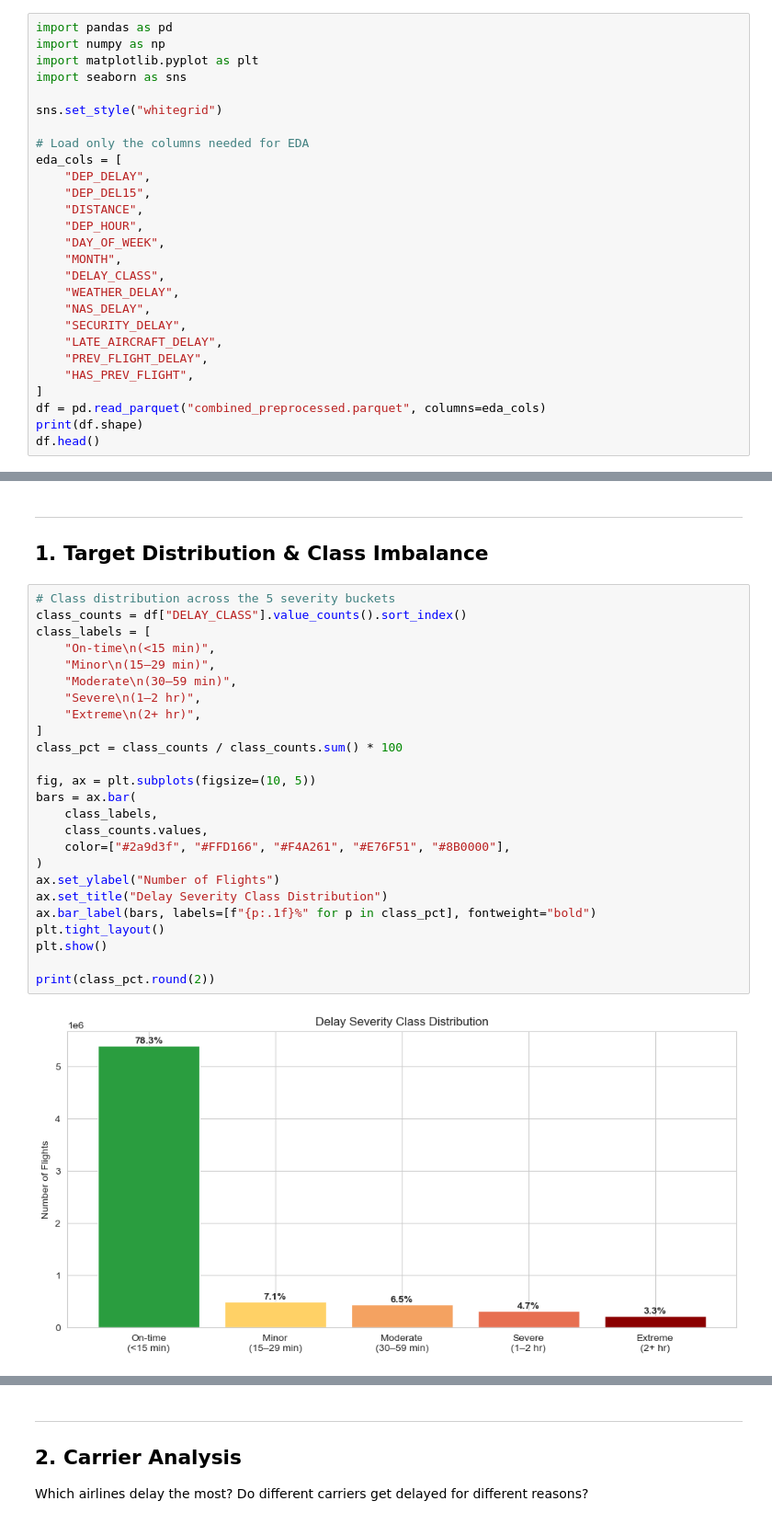
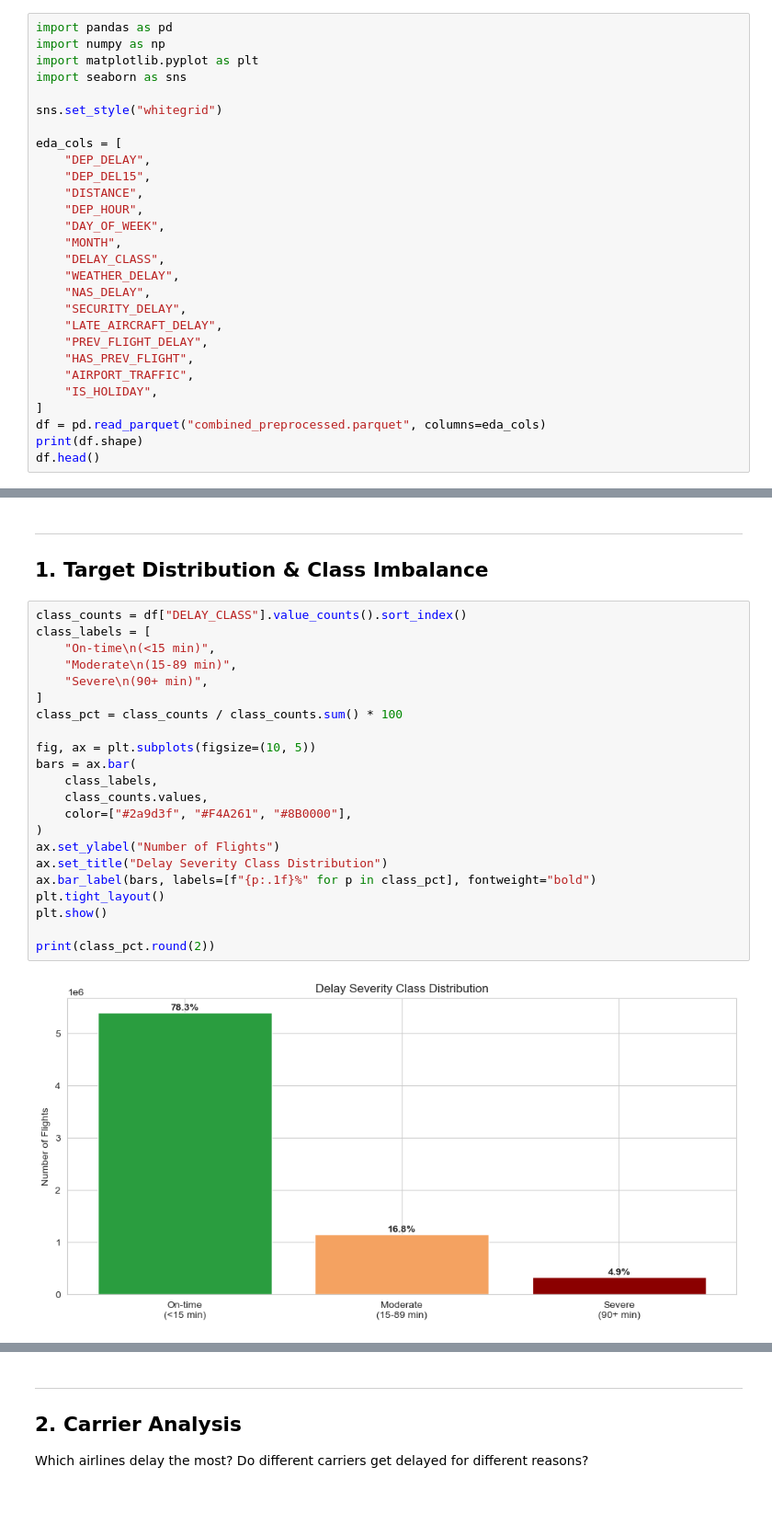
Before and after one commit to dennisous/STT811-Project, a Jupyter notebook: eda.ipynb, the cells around one changed output, grey strips where cells are left out. Shown at 92% size. Cells and saved outputs as stored; diff of their text form.

```diff
--- a/eda.ipynb
+++ b/eda.ipynb
@@ -6,7 +6,6 @@ import seaborn as sns
 
 sns.set_style("whitegrid")
 
-# Load only the columns needed for EDA
 eda_cols = [
     "DEP_DELAY",
     "DEP_DEL15",
@@ -21,6 +20,8 @@ eda_cols = [
     "LATE_AIRCRAFT_DELAY",
     "PREV_FLIGHT_DELAY",
     "HAS_PREV_FLIGHT",
+    "AIRPORT_TRAFFIC",
+    "IS_HOLIDAY",
 ]
 df = pd.read_parquet("combined_preprocessed.parquet", columns=eda_cols)
 print(df.shape)
@@ -72,31 +70,28 @@ df.describe()
 ---
 ## 1. Target Distribution & Class Imbalance
 # %%
-# Class distribution across the 5 severity buckets
 class_counts = df["DELAY_CLASS"].value_counts().sort_index()
 class_labels = [
     "On-time\n(<15 min)",
-    "Minor\n(15–29 min)",
-    "Moderate\n(30–59 min)",
-    "Severe\n(1–2 hr)",
-    "Extreme\n(2+ hr)",
+    "Moderate\n(15-89 min)",
+    "Severe\n(90+ min)",
 ]
 class_pct = class_counts / class_counts.sum() * 100
 
 fig, ax = plt.subplots(figsize=(10, 5))
 bars = ax.bar(
     class_labels,
     class_counts.values,
-    color=["#2a9d3f", "#FFD166", "#F4A261", "#E76F51", "#8B0000"],
+    color=["#2a9d3f", "#F4A261", "#8B0000"],
 )
 ax.set_ylabel("Number of Flights")
 ax.set_title("Delay Severity Class Distribution")
 ax.bar_label(bars, labels=[f"{p:.1f}%" for p in class_pct], fontweight="bold")
 plt.tight_layout()
 plt.show()
 
 print(class_pct.round(2))
 # %% [output]
-[figure, old version]
+[figure, new version]
 DELAY_CLASS
 0    78.27
```
Also changed, not shown: parts of 15 cells of this notebook.
